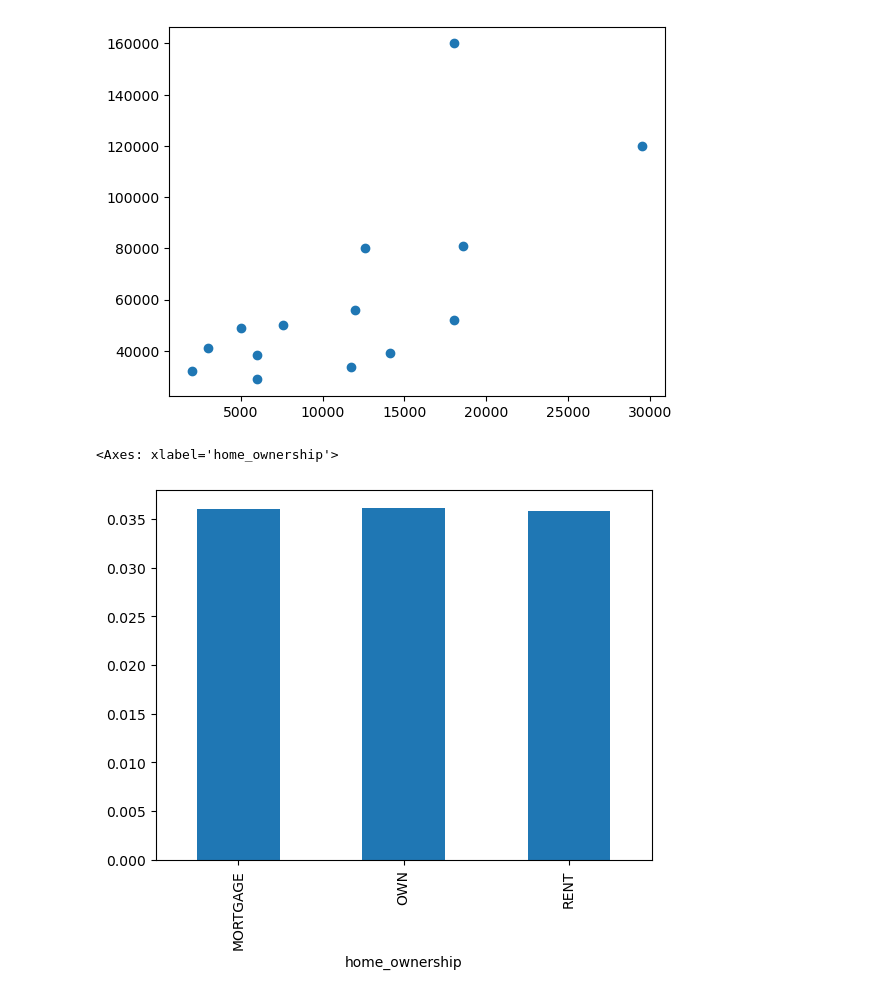
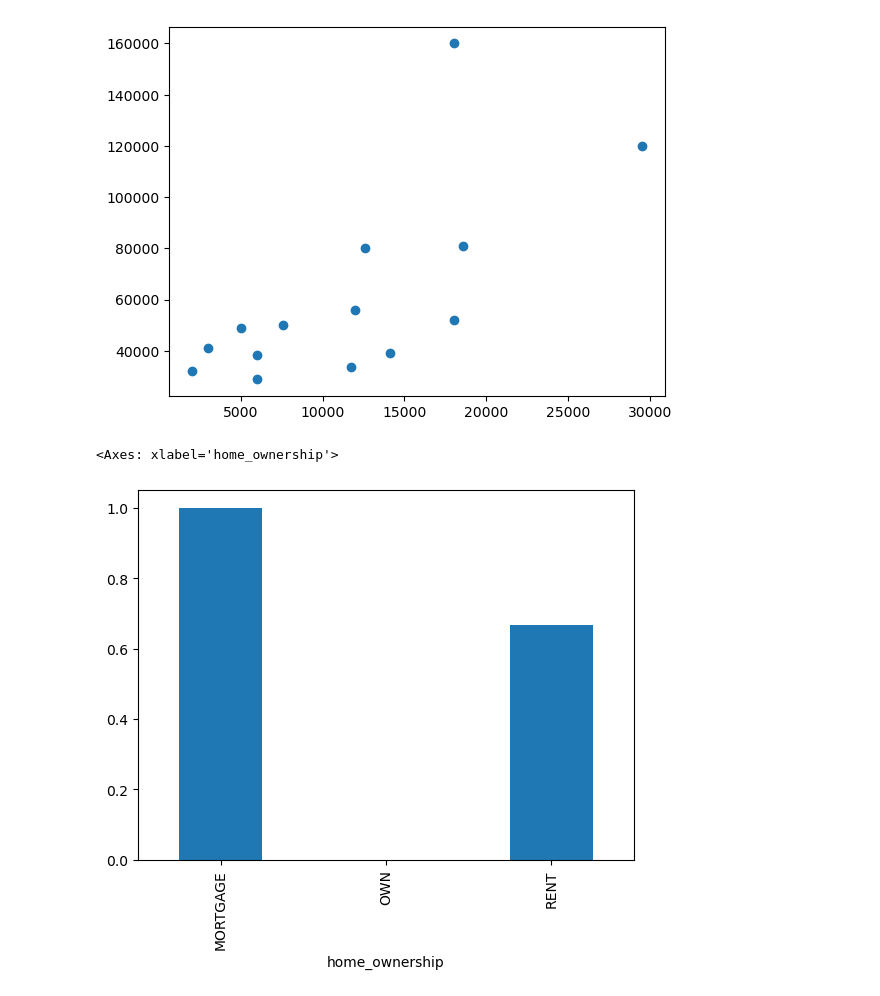
Before and after one commit to ravi-maker/Group_Facilitator_Name, a Jupyter notebook: Group_Facilitator_Name.ipynb, the cells around one changed output. Cells and saved outputs as stored; diff of their text form; code cells hidden in the pictures.

```diff
--- a/Group_Facilitator_Name.ipynb
+++ b/Group_Facilitator_Name.ipynb
@@ -203,7 +203,7 @@ plt.show()
 [figure]
 # %%
 ##a bar plot for home_ownership and pub_rec_bankruptcies and observe the trend
-inp1.groupby(['home_ownership'])['pub_rec_bankruptcies'].mean().plot.bar()
+inp4.groupby(['home_ownership'])['pub_rec_bankruptcies'].mean().plot.bar()
 # %% [output]
 <Axes: xlabel='home_ownership'>
-[figure, old version]
+[figure, new version]
```
Also changed, not shown: parts of 1 cell of this notebook.
